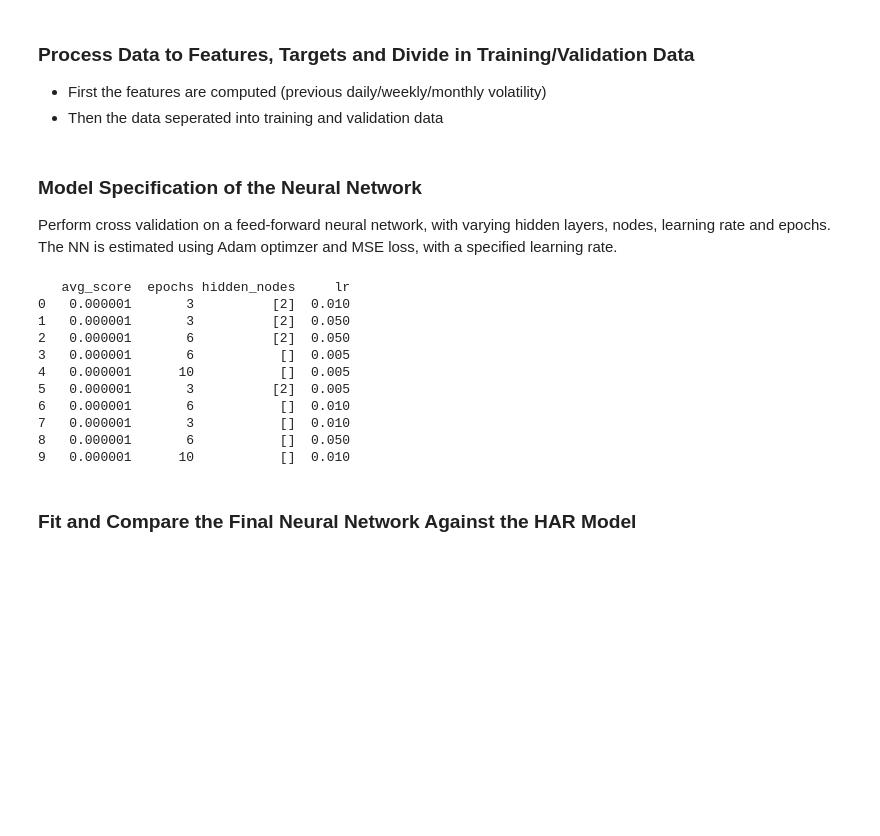
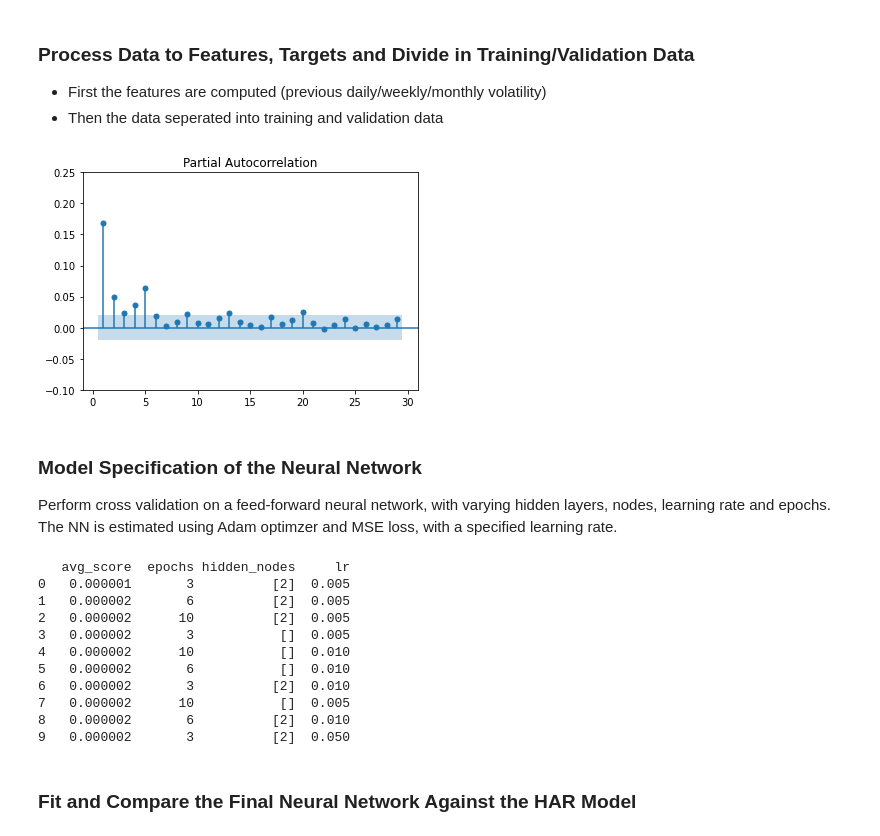
Before and after one commit to CodingNoob234/casestudy-neural-networks, a Jupyter notebook: main.ipynb, the cells around one changed output. Drawn from its saved outputs; the diff is of its cells as text; code cells hidden in the pictures; blank space fills up the shorter version.

```diff
--- a/main.ipynb
+++ b/main.ipynb
@@ -38,7 +39,14 @@ warnings.simplefilter("ignore")
 # %%
 # fetch data through yahoo finance API, compute features, split into training and validation subsets
 # ... for both NN and HAR
 data_nn_train, data_nn_val, data_har_train, data_har_val = pre_process_all_data(stock = "IBM", train_size=.6)
+
+# to determine gap used in TimeSeriesSplit
+plot_pacf(data_har_train.y, lags = range(1, 30))
+plt.ylim(-0.1, 0.25)
+plt.show()
+# %% [output]
+[figure, added]
 # %% [markdown]
 ### Model Specification of the Neural Network
 Perform cross validation on a feed-forward neural network, with varying hidden layers, nodes, learning rate and epochs.
@@ -62,8 +70,11 @@ for hidden_layers in hidden_layers_list:
 
             # fit and evaluate model through cross validation
             score_nn = kfolds_fit_and_evaluate_model(
-                model = ForwardNeuralNetwork(data_nn_train.x_t.shape[1], output_size = 1, hidden_layers = hidden_layers),
-                kfold = TimeSeriesSplit(n_splits = 10, max_train_size = 5000),
+                input_size = data_nn_train.x_t.shape[1],
+                output_size = 1,
+                hidden_layers = hidden_layers,
+                # model = ForwardNeuralNetwork(data_nn_train.x_t.shape[1], output_size = 1, hidden_layers = hidden_layers),
+                kfold = TimeSeriesSplit(n_splits = 10, max_train_size = None, test_size = 500, gap = 25), # the test_size = len(data) // (n_splits + 1)
                 data = data_nn_train,
                 lr = lr,
                 epochs = epochs,
@@ -84,16 +95,16 @@ epochs, hidden_layers, lr = df_scores.values[0][1:]
 epochs = int(epochs)
 # %% [output]
    avg_score  epochs hidden_nodes     lr
-0   0.000001       3          [2]  0.010
-1   0.000001       3          [2]  0.050
-2   0.000001       6          [2]  0.050
-3   0.000001       6           []  0.005
-4   0.000001      10           []  0.005
-5   0.000001       3          [2]  0.005
-6   0.000001       6           []  0.010
-7   0.000001       3           []  0.010
-8   0.000001       6           []  0.050
-9   0.000001      10           []  0.010
+0   0.000001       3          [2]  0.005
+1   0.000002       6          [2]  0.005
+2   0.000002      10          [2]  0.005
+3   0.000002       3           []  0.005
+4   0.000002      10           []  0.010
+5   0.000002       6           []  0.010
+6   0.000002       3          [2]  0.010
+7   0.000002      10           []  0.005
+8   0.000002       6          [2]  0.010
+9   0.000002       3          [2]  0.050
 # %% [markdown]
 ### Fit and Compare the Final Neural Network Against the HAR Model
 # %%
```
Also changed, not shown: parts of 9 cells of this notebook, 2 other files.
